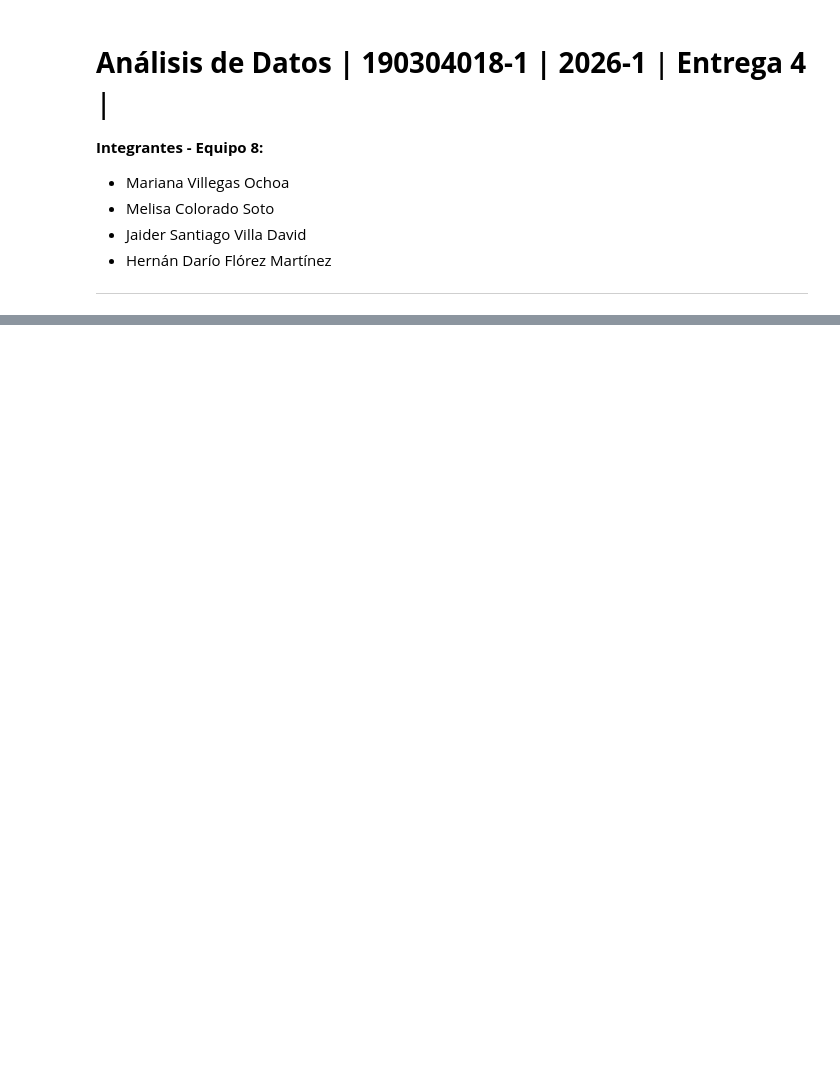
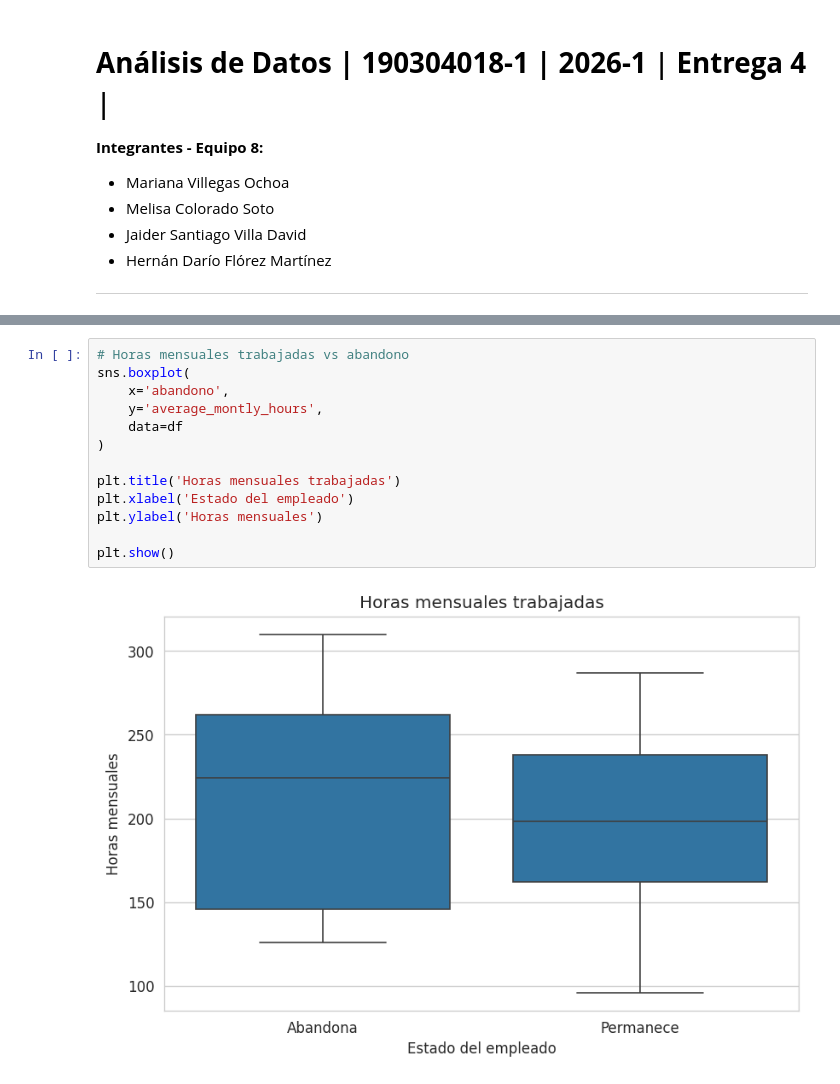
Before and after one commit to hdflorez/Entrega_4, a Jupyter notebook: Ej5_HR_Analytics_Employee_Attrition.ipynb, the cells around one changed output, grey strips where cells are left out. Cells and saved outputs as stored; diff of their text form; blank space fills up the shorter version.

```diff
--- a/Ej5_HR_Analytics_Employee_Attrition.ipynb
+++ b/Ej5_HR_Analytics_Employee_Attrition.ipynb
@@ -16,0 +156,15 @@ Recuperado de Kaggle: https://www.kaggle.com/datasets/giripujar/hr-analytics
+# %%
+# Horas mensuales trabajadas vs abandono
+sns.boxplot(
+    x='abandono',
+    y='average_montly_hours',
+    data=df
+)
+
+plt.title('Horas mensuales trabajadas')
+plt.xlabel('Estado del empleado')
+plt.ylabel('Horas mensuales')
+
+plt.show()
+# %% [output]
+[figure, added]
```
Also changed, not shown: parts of 26 cells of this notebook.
